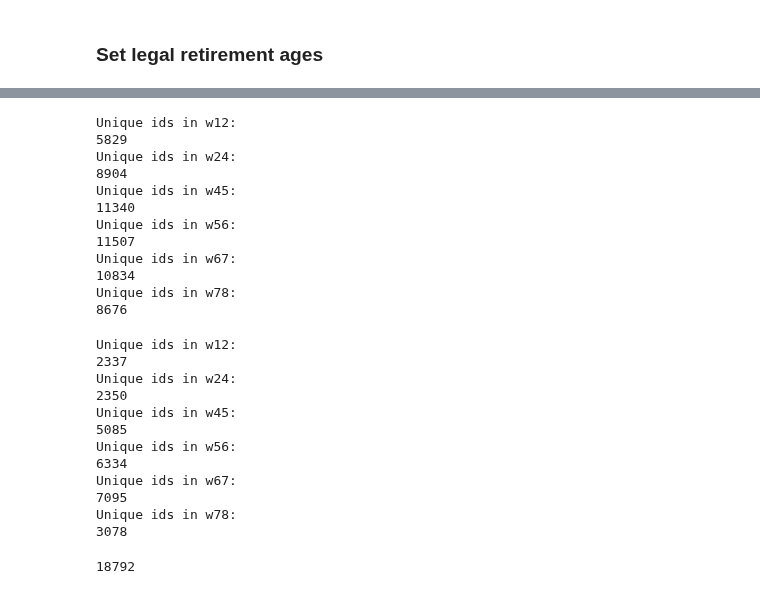
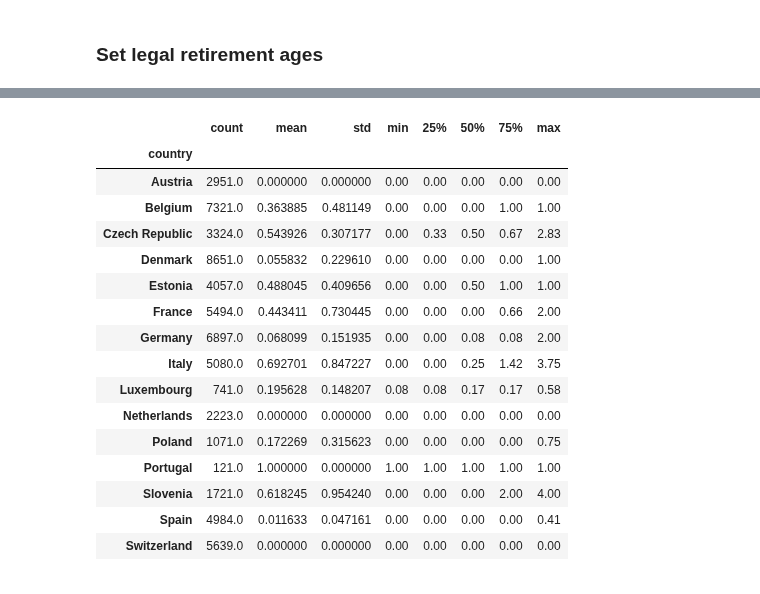
Before and after one commit to lugovalexa/MH-old-workers, a Jupyter notebook: notebooks/creating_dataset_new.ipynb, the cells around one changed output, grey strips where cells are left out. Saved outputs shown, nothing was run; the diff lists cells and outputs as text; code cells hidden in the pictures.

Commit message:
Finished constructing the dataset without sub-sets except working conditions part

```diff
--- a/notebooks/creating_dataset_new.ipynb
+++ b/notebooks/creating_dataset_new.ipynb
@@ -623,42 +523,0 @@ memory usage: 177.3+ MB
-# %%
-for dataset_name in dataset_names:
-    dataset = globals()[dataset_name]
-    print(f"Unique ids in {dataset_name}:")
-    print(dataset.mergeid.nunique())
-# %% [output]
-Unique ids in w12:
-5829
-Unique ids in w24:
-8904
-Unique ids in w45:
-11340
-Unique ids in w56:
-11507
-Unique ids in w67:
-10834
-Unique ids in w78:
-8676
-# %%
-for dataset_name in dataset_names:
-    dataset = globals()[dataset_name]
-    value_counts = dataset["mergeid"].value_counts()
-    dataset = dataset[dataset["mergeid"].isin(value_counts.index[value_counts == 2])]
-    print(f"Unique ids in {dataset_name}:")
-    print(dataset.mergeid.nunique())
-# %% [output]
-Unique ids in w12:
-2337
-Unique ids in w24:
-2350
-Unique ids in w45:
-5085
-Unique ids in w56:
-6334
-Unique ids in w67:
-7095
-Unique ids in w78:
-3078
-# %%
-combined_data.mergeid.nunique()
-# %% [output]
-18792
@@ -670,0 +524,20 @@ combined_data.mergeid.nunique()
+# %%
+df_filtered.groupby("country").work_horizon_change.describe()
+# %% [output]
+|  | count | mean | std | min | 25% | 50% | 75% | max |
+| country |  |  |  |  |  |  |  |  |
+| Austria | 2951.0 | 0.000000 | 0.000000 | 0.00 | 0.00 | 0.00 | 0.00 | 0.00 |
+| Belgium | 7321.0 | 0.363885 | 0.481149 | 0.00 | 0.00 | 0.00 | 1.00 | 1.00 |
+| Czech Republic | 3324.0 | 0.543926 | 0.307177 | 0.00 | 0.33 | 0.50 | 0.67 | 2.83 |
+| Denmark | 8651.0 | 0.055832 | 0.229610 | 0.00 | 0.00 | 0.00 | 0.00 | 1.00 |
+| Estonia | 4057.0 | 0.488045 | 0.409656 | 0.00 | 0.00 | 0.50 | 1.00 | 1.00 |
+| France | 5494.0 | 0.443411 | 0.730445 | 0.00 | 0.00 | 0.00 | 0.66 | 2.00 |
+| Germany | 6897.0 | 0.068099 | 0.151935 | 0.00 | 0.00 | 0.08 | 0.08 | 2.00 |
+| Italy | 5080.0 | 0.692701 | 0.847227 | 0.00 | 0.00 | 0.25 | 1.42 | 3.75 |
+| Luxembourg | 741.0 | 0.195628 | 0.148207 | 0.08 | 0.08 | 0.17 | 0.17 | 0.58 |
+| Netherlands | 2223.0 | 0.000000 | 0.000000 | 0.00 | 0.00 | 0.00 | 0.00 | 0.00 |
+| Poland | 1071.0 | 0.172269 | 0.315623 | 0.00 | 0.00 | 0.00 | 0.00 | 0.75 |
+| Portugal | 121.0 | 1.000000 | 0.000000 | 1.00 | 1.00 | 1.00 | 1.00 | 1.00 |
+| Slovenia | 1721.0 | 0.618245 | 0.954240 | 0.00 | 0.00 | 0.00 | 2.00 | 4.00 |
+| Spain | 4984.0 | 0.011633 | 0.047161 | 0.00 | 0.00 | 0.00 | 0.00 | 0.41 |
+| Switzerland | 5639.0 | 0.000000 | 0.000000 | 0.00 | 0.00 | 0.00 | 0.00 | 0.00 |
```
Also changed, not shown: parts of 52 cells of this notebook, 2 other files.
